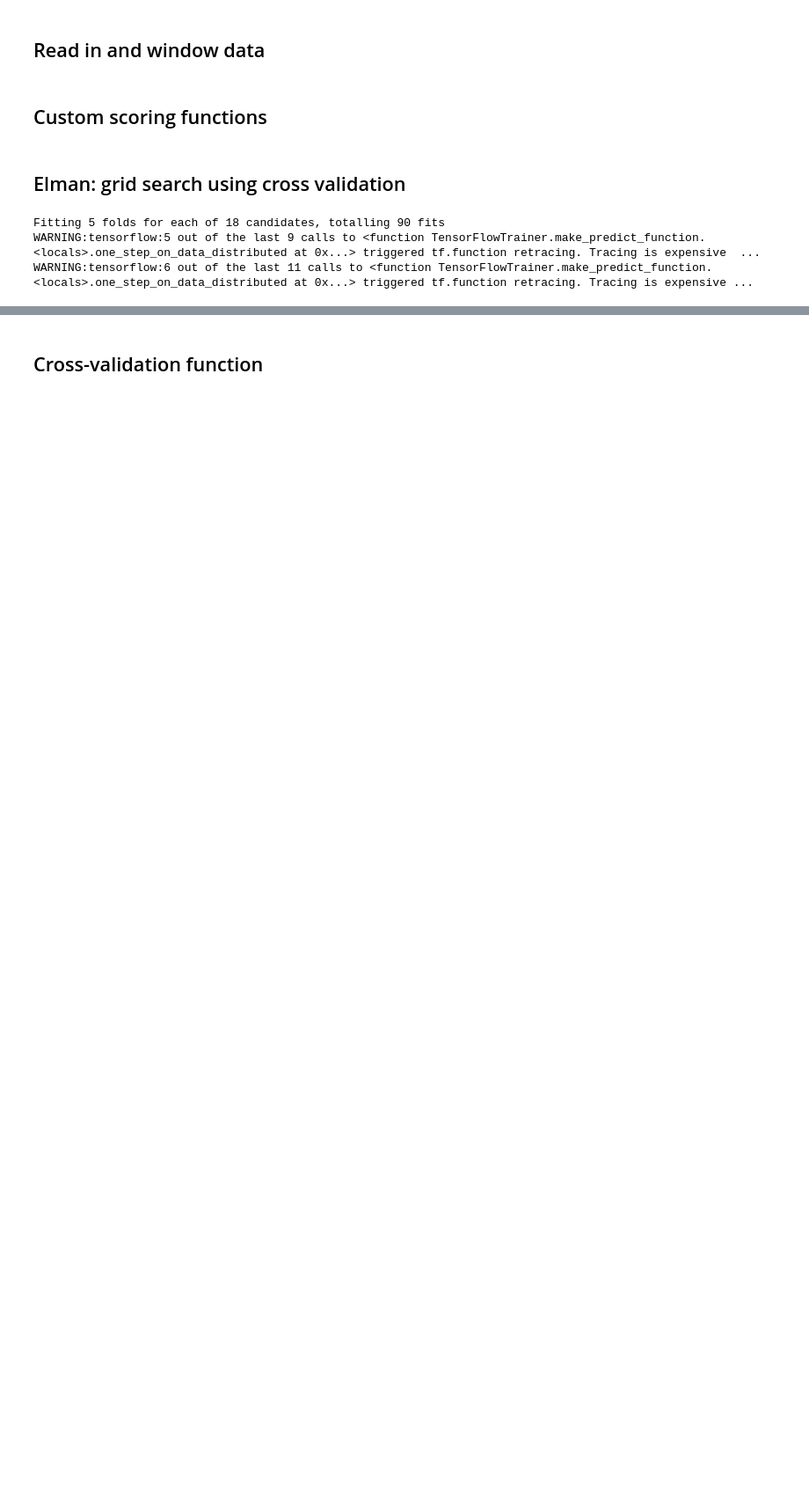
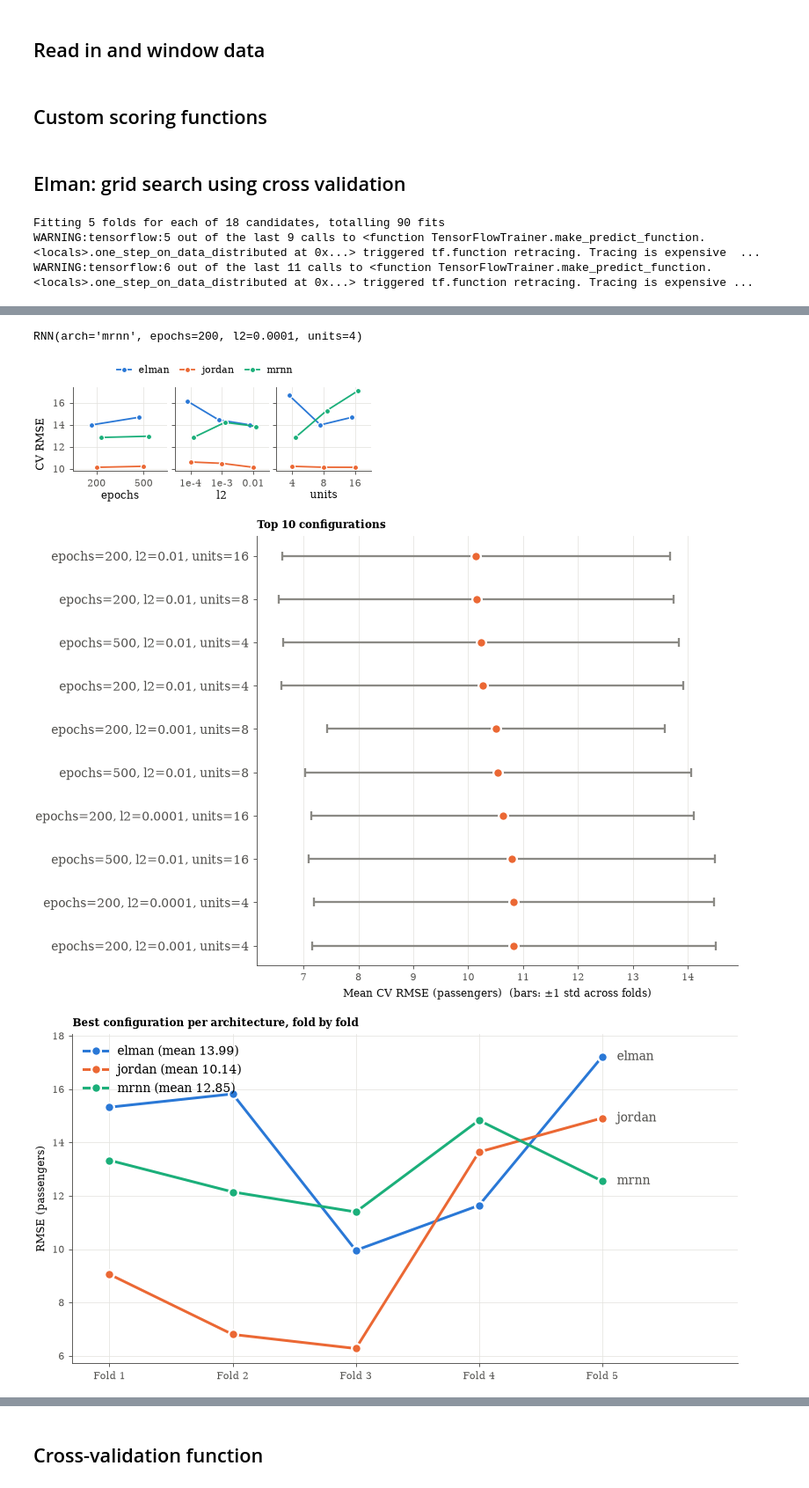
Before and after one commit to stebve/ML-assignment-3, a Jupyter notebook: flights_models.ipynb, the cells around one changed output, grey strips where cells are left out. Shown at 88% size. Saved outputs shown, nothing was run; the diff lists cells and outputs as text; code cells hidden in the pictures; blank space fills up the shorter version.

Commit message:
Plots of flight dataset

```diff
--- a/flights_models.ipynb
+++ b/flights_models.ipynb
@@ -88,0 +134,29 @@ WARNING:tensorflow:6 out of the last 11 calls to <function TensorFlowTrainer.mak
+# %%
+# 5 iterations.
+cv = TimeSeriesSplit(n_splits=5, test_size=12)
+
+# Hyperparameters to search over.
+param_grid_mrnn = {
+    "lags": [12],
+    "units": [4, 8, 16],
+    "lr": [0.01],
+    "epochs": [200, 500],
+    "l2": [1e-4, 1e-3, 1e-2]
+}
+
+# Run Grid Search
+grid_search_mrnn = GridSearchCV(
+    estimator=RNN(arch="mrnn"),
+    param_grid=param_grid_mrnn,
+    cv=cv,
+    scoring={"rmse": passenger_rmse,"mape": passenger_mape},
+    refit="rmse",
+    n_jobs=1,
+    verbose=1
+)
+grid_search_mrnn.fit(X_dev, y_dev)
+
+# Retrieve the best model and parameters.
+best_model_mrnn = grid_search_mrnn.best_estimator_
+best_params_mrnn = grid_search_mrnn.best_params_
+test_mse_mrnn = np.mean((best_model_mrnn.predict(X_test) - y_test) ** 2)
@@ -88,0 +165,4 @@ WARNING:tensorflow:6 out of the last 11 calls to <function TensorFlowTrainer.mak
+# %%
+best_model_mrnn
+# %% [output]
+RNN(arch='mrnn', epochs=200, l2=0.0001, units=4)
@@ -88,0 +173,17 @@ WARNING:tensorflow:6 out of the last 11 calls to <function TensorFlowTrainer.mak
+# %%
+searches = {"elman": grid_search, "jordan": grid_search_jordan, "mrnn": grid_search_mrnn}
+
+ieee_style()
+
+fig = plot_param_effects_all(searches, ncols=3, width=IEEE_COLUMN, title=False)
+fig.savefig("./Plots/Flights/param_effects.pdf")
+fig = plot_top_configs(searches["jordan"], n=10)
+fig.savefig("./Plots/Flights/top_configs_jordan.pdf")
+fig = plot_fold_comparison(searches)
+fig.savefig("./Plots/Flights/fold_comparison.pdf")
+fig = plot_test_forecast(searches, X_test, y_test, dates=flights.index[LAG:][-12:])
+fig.savefig("./Plots/Flights/test_forecast.pdf")
+# %% [output]
+[figure, added]
+[figure, added]
+[figure, added]
```
Also changed, not shown: parts of 10 cells of this notebook, 6 other files.
